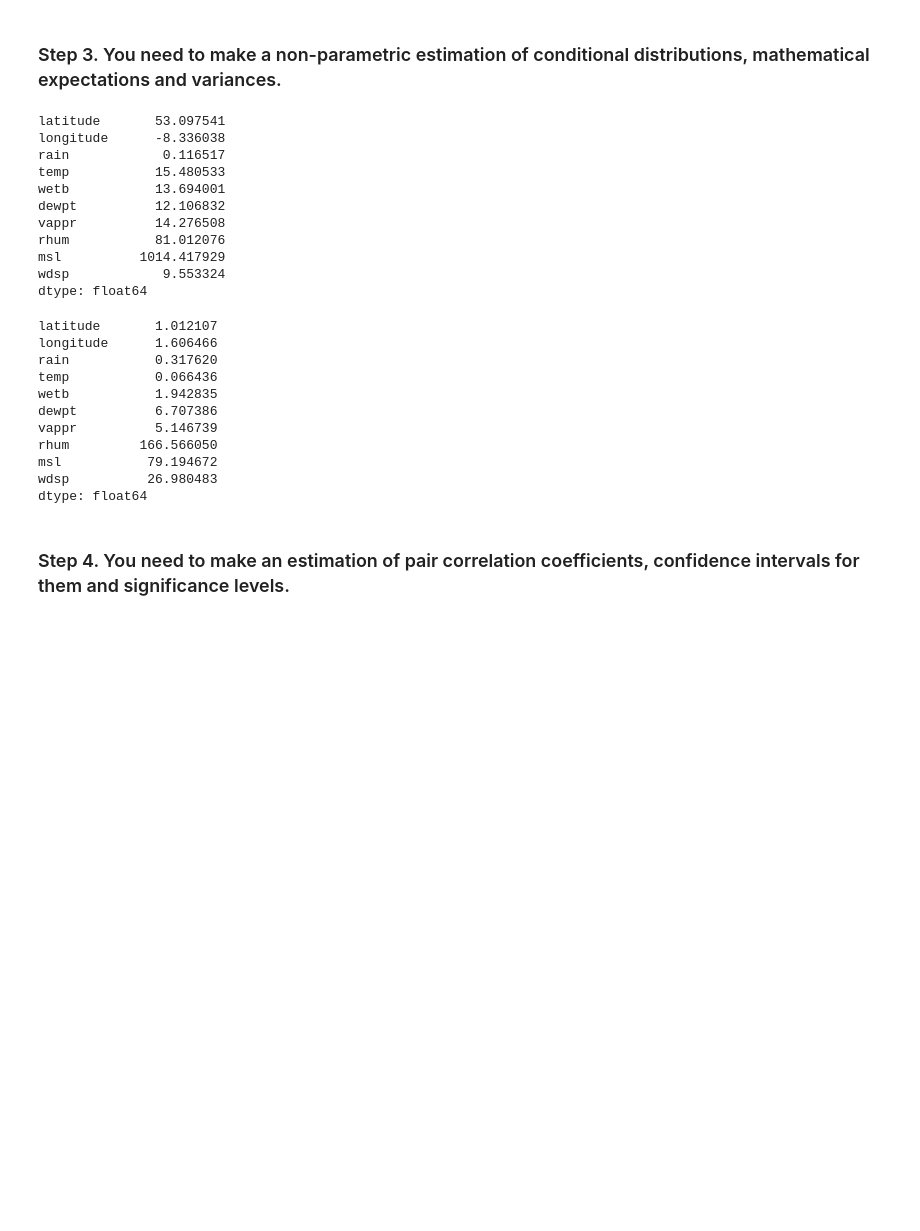
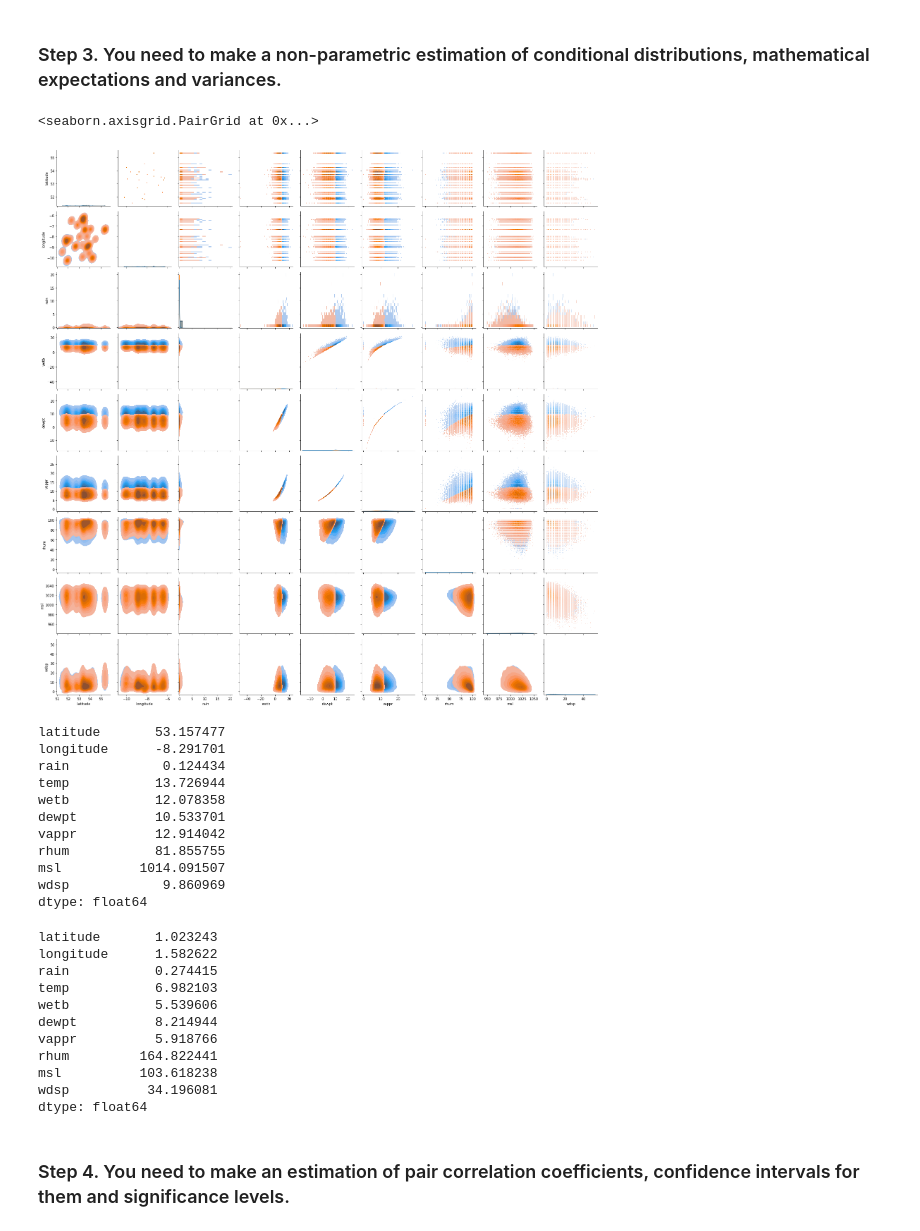
Before and after one commit to AAYamoldin/Methods-and-models-for-multivariate-data-analysis-2021-2022-ITMO_labs, a Jupyter notebook: Lab2/lab2.ipynb, the cells around one changed output. Drawn from its saved outputs; the diff is of its cells as text; code cells hidden in the pictures; blank space fills up the shorter version.

```diff
--- a/Lab2/lab2.ipynb
+++ b/Lab2/lab2.ipynb
@@ -84,33 +92,44 @@ wdsp          38.176474
 dtype: float64
 # %% [markdown]
 ### Step 3. You need to make a non-parametric estimation of conditional distributions, mathematical expectations and variances.
+# %%
+conditional_data = data.copy()
+conditional_data["temp"] = conditional_data["temp"].apply(lambda x: "> 10" if x > 10 else "<= 10")
+# %%
+g = sns.PairGrid(conditional_data.sample(100000, random_state=0), hue='temp')
+g.map_upper(sns.histplot)
+g.map_lower(sns.kdeplot, fill=True)
+g.map_diag(sns.histplot, kde=True)
+# %% [output]
+<seaborn.axisgrid.PairGrid at 0x...>
+[figure, added]
 # %%
-data[(data["temp"] > 15) & (data["temp"] < 16)].mean()
+data[(data["temp"] > 10)].mean()
 # %% [output]
-latitude       53.097541
-longitude      -8.336038
-rain            0.116517
-temp           15.480533
-wetb           13.694001
-dewpt          12.106832
-vappr          14.276508
-rhum           81.012076
-msl          1014.417929
-wdsp            9.553324
+latitude       53.157477
+longitude      -8.291701
+rain            0.124434
+temp           13.726944
+wetb           12.078358
+dewpt          10.533701
+vappr          12.914042
+rhum           81.855755
+msl          1014.091507
+wdsp            9.860969
 dtype: float64
 # %%
-data[(data["temp"] > 15) & (data["temp"] < 16)].var()
+data[(data["temp"] > 10)].var()
 # %% [output]
-latitude       1.012107
-longitude      1.606466
-rain           0.317620
-temp           0.066436
-wetb           1.942835
-dewpt          6.707386
-vappr          5.146739
-rhum         166.566050
-msl           79.194672
-wdsp          26.980483
+latitude       1.023243
+longitude      1.582622
+rain           0.274415
+temp           6.982103
+wetb           5.539606
+dewpt          8.214944
+vappr          5.918766
+rhum         164.822441
+msl          103.618238
+wdsp          34.196081
 dtype: float64
 # %% [markdown]
 ### Step 4. You need to make an estimation of pair correlation coefficients, confidence intervals for them and significance levels.
```
Also changed, not shown: parts of 3 cells of this notebook.
